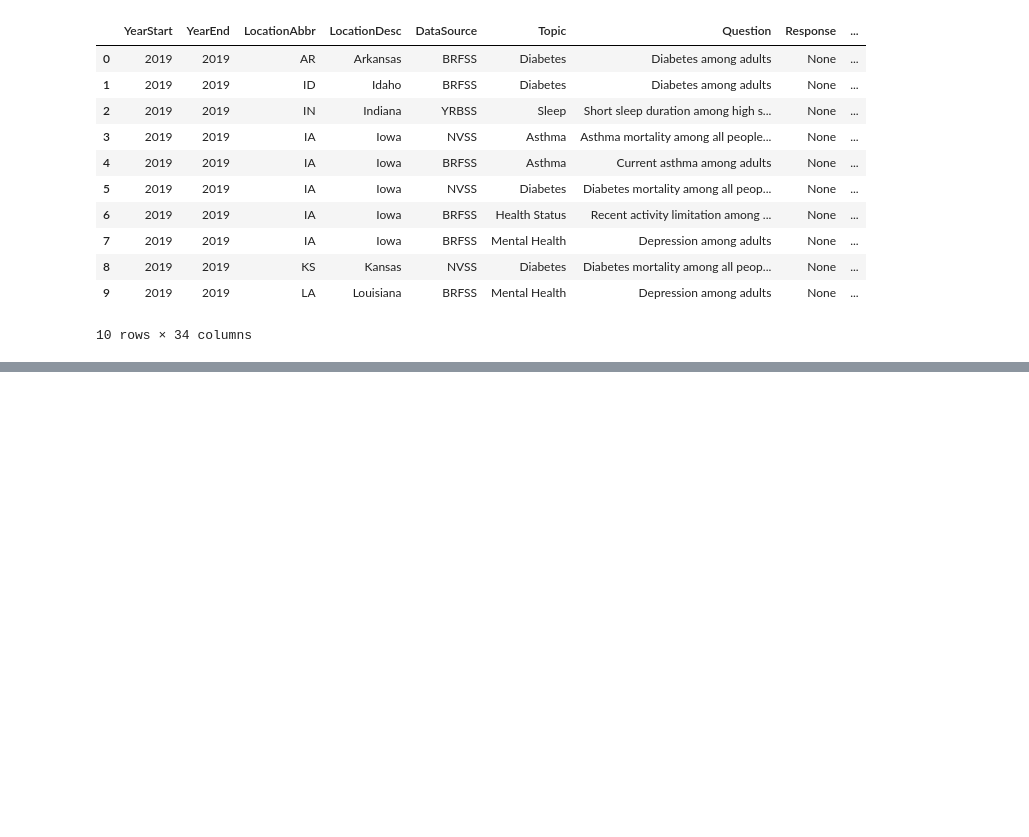
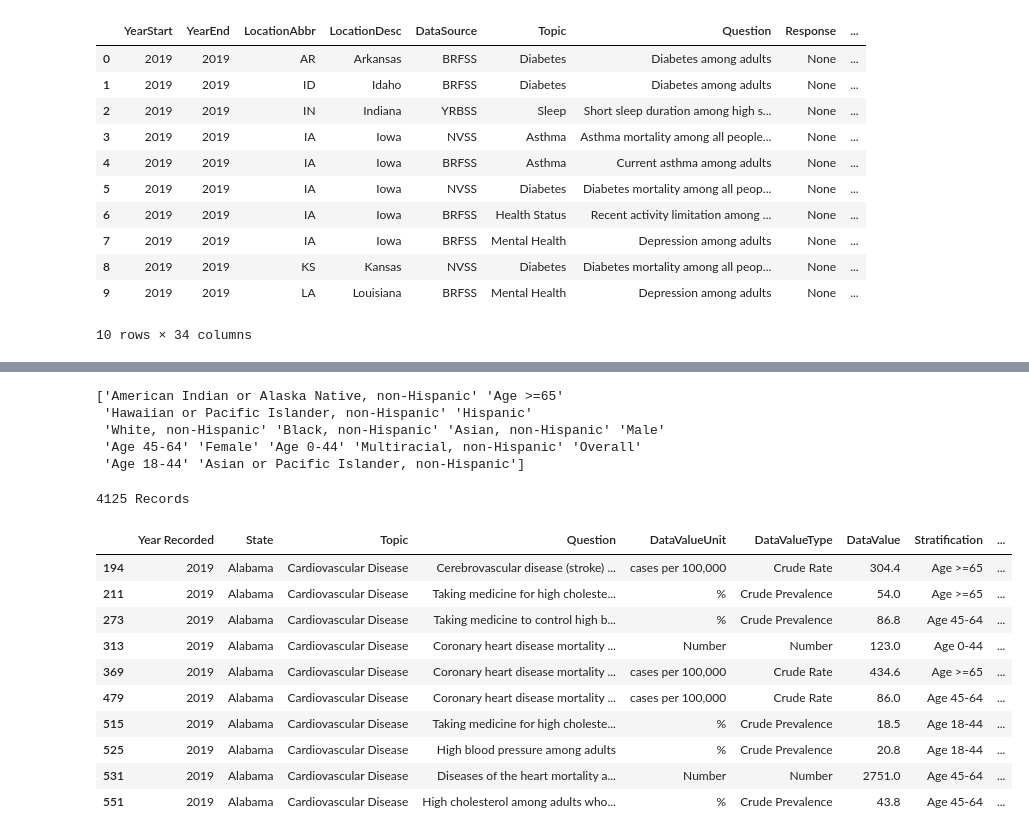
Before and after one commit to DWallace740/project3team11, a Jupyter notebook: Individual Notebooks/Avery_Javier_analysis_notebook.ipynb, the cells around one changed output, grey strips where cells are left out. Cells and saved outputs as stored; diff of their text form; code cells hidden in the pictures; blank space fills up the shorter version.

```diff
--- a/Individual Notebooks/Avery_Javier_analysis_notebook.ipynb
+++ b/Individual Notebooks/Avery_Javier_analysis_notebook.ipynb
@@ -181,0 +169,27 @@ groupby_df
+# %%
+# Show all Stratifications
+print(cardio_df["Stratification"].unique())
+# %% [output]
+['American Indian or Alaska Native, non-Hispanic' 'Age >=65'
+ 'Hawaiian or Pacific Islander, non-Hispanic' 'Hispanic'
+ 'White, non-Hispanic' 'Black, non-Hispanic' 'Asian, non-Hispanic' 'Male'
+ 'Age 45-64' 'Female' 'Age 0-44' 'Multiracial, non-Hispanic' 'Overall'
+ 'Age 18-44' 'Asian or Pacific Islander, non-Hispanic']
+# %%
+# Create filtered df for data with age groups
+age_group_df = cardio_df[cardio_df['Stratification'].isin(['Age >=65', 'Age 45-64', 'Age 18-44', 'Age 0-44'])]
+print(len(age_group_df),'Records')
+age_group_df.head(10)
+# %% [output]
+4125 Records
+|  | Year Recorded | State | Topic | Question | DataValueUnit | DataValueType | DataValue | Stratification | ... |
+| 194 | 2019 | Alabama | Cardiovascular Disease | Cerebrovascular disease (stroke) ... | cases per 100,000 | Crude Rate | 304.4 | Age >=65 | ... |
+| 211 | 2019 | Alabama | Cardiovascular Disease | Taking medicine for high choleste... | % | Crude Prevalence | 54.0 | Age >=65 | ... |
+| 273 | 2019 | Alabama | Cardiovascular Disease | Taking medicine to control high b... | % | Crude Prevalence | 86.8 | Age 45-64 | ... |
+| 313 | 2019 | Alabama | Cardiovascular Disease | Coronary heart disease mortality ... | Number | Number | 123.0 | Age 0-44 | ... |
+| 369 | 2019 | Alabama | Cardiovascular Disease | Coronary heart disease mortality ... | cases per 100,000 | Crude Rate | 434.6 | Age >=65 | ... |
+| 479 | 2019 | Alabama | Cardiovascular Disease | Coronary heart disease mortality ... | cases per 100,000 | Crude Rate | 86.0 | Age 45-64 | ... |
+| 515 | 2019 | Alabama | Cardiovascular Disease | Taking medicine for high choleste... | % | Crude Prevalence | 18.5 | Age 18-44 | ... |
+| 525 | 2019 | Alabama | Cardiovascular Disease | High blood pressure among adults | % | Crude Prevalence | 20.8 | Age 18-44 | ... |
+| 531 | 2019 | Alabama | Cardiovascular Disease | Diseases of the heart mortality a... | Number | Number | 2751.0 | Age 45-64 | ... |
+| 551 | 2019 | Alabama | Cardiovascular Disease | High cholesterol among adults who... | % | Crude Prevalence | 43.8 | Age 45-64 | ... |
```
Also changed, not shown: parts of 19 cells of this notebook, 6 other files.
